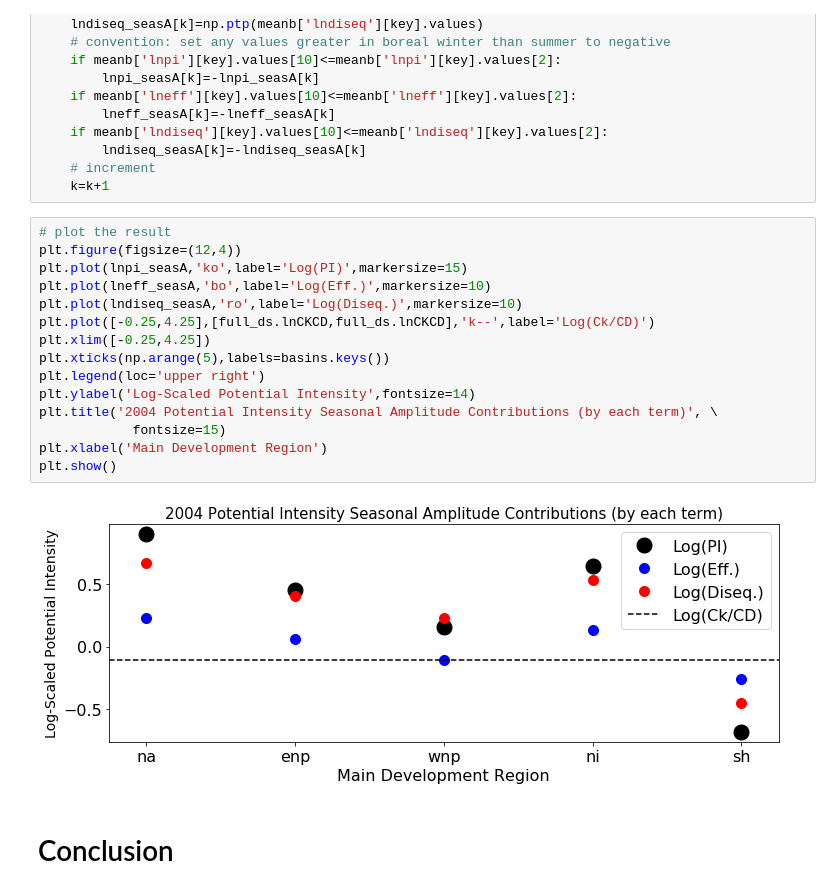
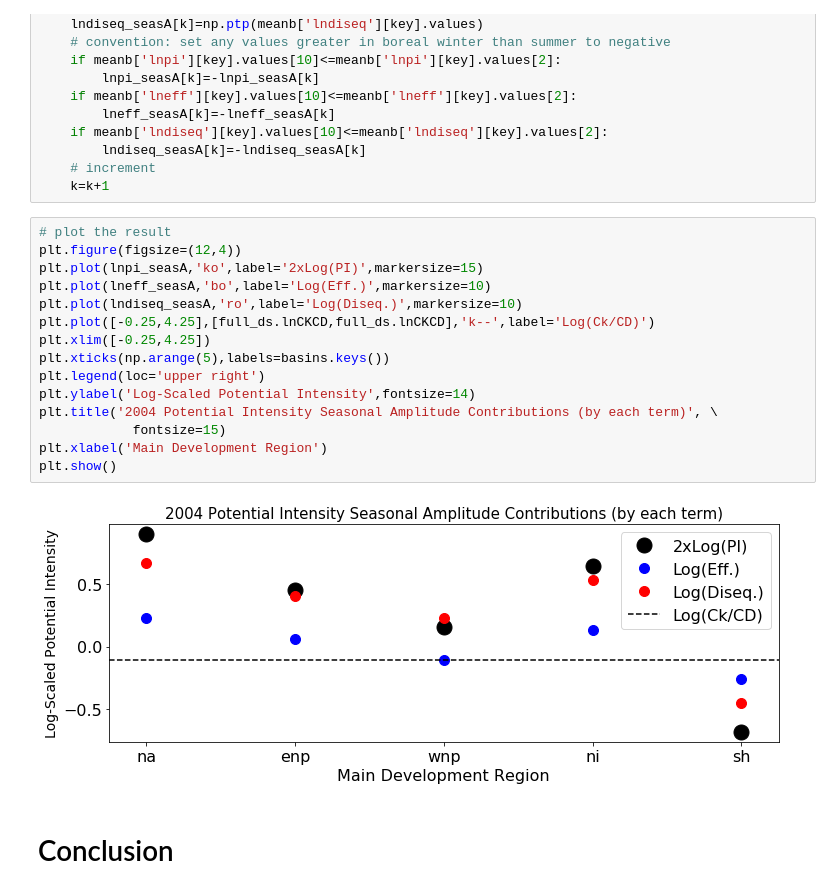
Before and after one commit to dgilford/tcpyPI, a Jupyter notebook: notebooks/sample_output_analyses.ipynb, the cells around one changed output. Cells and saved outputs as stored; diff of their text form.

```diff
--- a/notebooks/sample_output_analyses.ipynb
+++ b/notebooks/sample_output_analyses.ipynb
@@ -480,20 +480,20 @@ for key in basins.keys():
 # %%
 # plot the result
 plt.figure(figsize=(12,4))
-plt.plot(lnpi_seasA,'ko',label='Log(PI)',markersize=15)
+plt.plot(lnpi_seasA,'ko',label='2xLog(PI)',markersize=15)
 plt.plot(lneff_seasA,'bo',label='Log(Eff.)',markersize=10)
 plt.plot(lndiseq_seasA,'ro',label='Log(Diseq.)',markersize=10)
 plt.plot([-0.25,4.25],[full_ds.lnCKCD,full_ds.lnCKCD],'k--',label='Log(Ck/CD)')
 plt.xlim([-0.25,4.25])
 plt.xticks(np.arange(5),labels=basins.keys())
 plt.legend(loc='upper right')
 plt.ylabel('Log-Scaled Potential Intensity',fontsize=14)
 plt.title('2004 Potential Intensity Seasonal Amplitude Contributions (by each term)', \
             fontsize=15)
 plt.xlabel('Main Development Region')
 plt.show()
 # %% [output]
-[figure, old version]
+[figure, new version]
 # %% [markdown]
 # Conclusion
 # %% [markdown]
```
Also changed, not shown: 5 other files.
